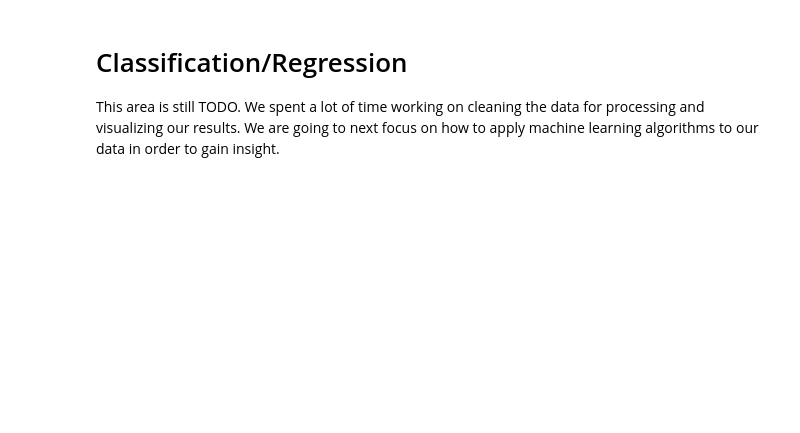
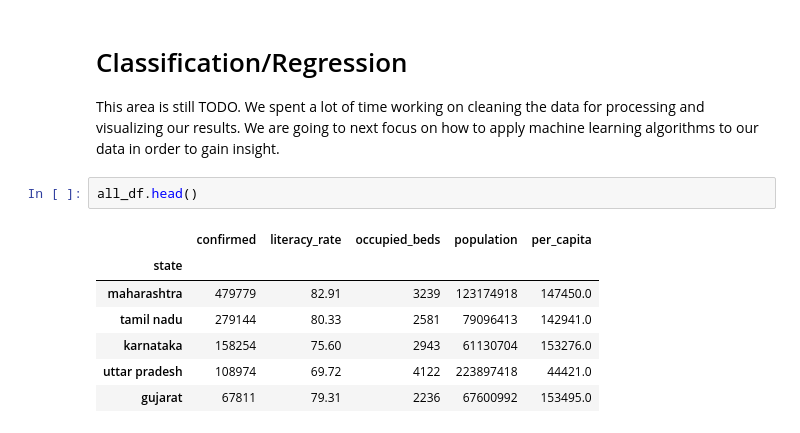
Before and after one commit to sah72/CISC-451-839-final_project-report, a Jupyter notebook: Final_Project_CISC451_839.ipynb, the cells around one changed output. Drawn from its saved outputs; the diff is of its cells as text; blank space fills up the shorter version.

```diff
--- a/Final_Project_CISC451_839.ipynb
+++ b/Final_Project_CISC451_839.ipynb
@@ -393,3 +401,13 @@ KeyError: ignored
 # Classification/Regression
 
 This area is still TODO. We spent a lot of time working on cleaning the data for processing and visualizing our results. We are going to next focus on how to apply machine learning algorithms to our data in order to gain insight.
+# %%
+all_df.head()
+# %% [output]
+|  | confirmed | literacy_rate | occupied_beds | population | per_capita |
+| state |  |  |  |  |  |
+| maharashtra | 479779 | 82.91 | 3239 | 123174918 | 147450.0 |
+| tamil nadu | 279144 | 80.33 | 2581 | 79096413 | 142941.0 |
+| karnataka | 158254 | 75.60 | 2943 | 61130704 | 153276.0 |
+| uttar pradesh | 108974 | 69.72 | 4122 | 223897418 | 44421.0 |
+| gujarat | 67811 | 79.31 | 2236 | 67600992 | 153495.0 |
```
Also changed, not shown: parts of 7 cells of this notebook.
